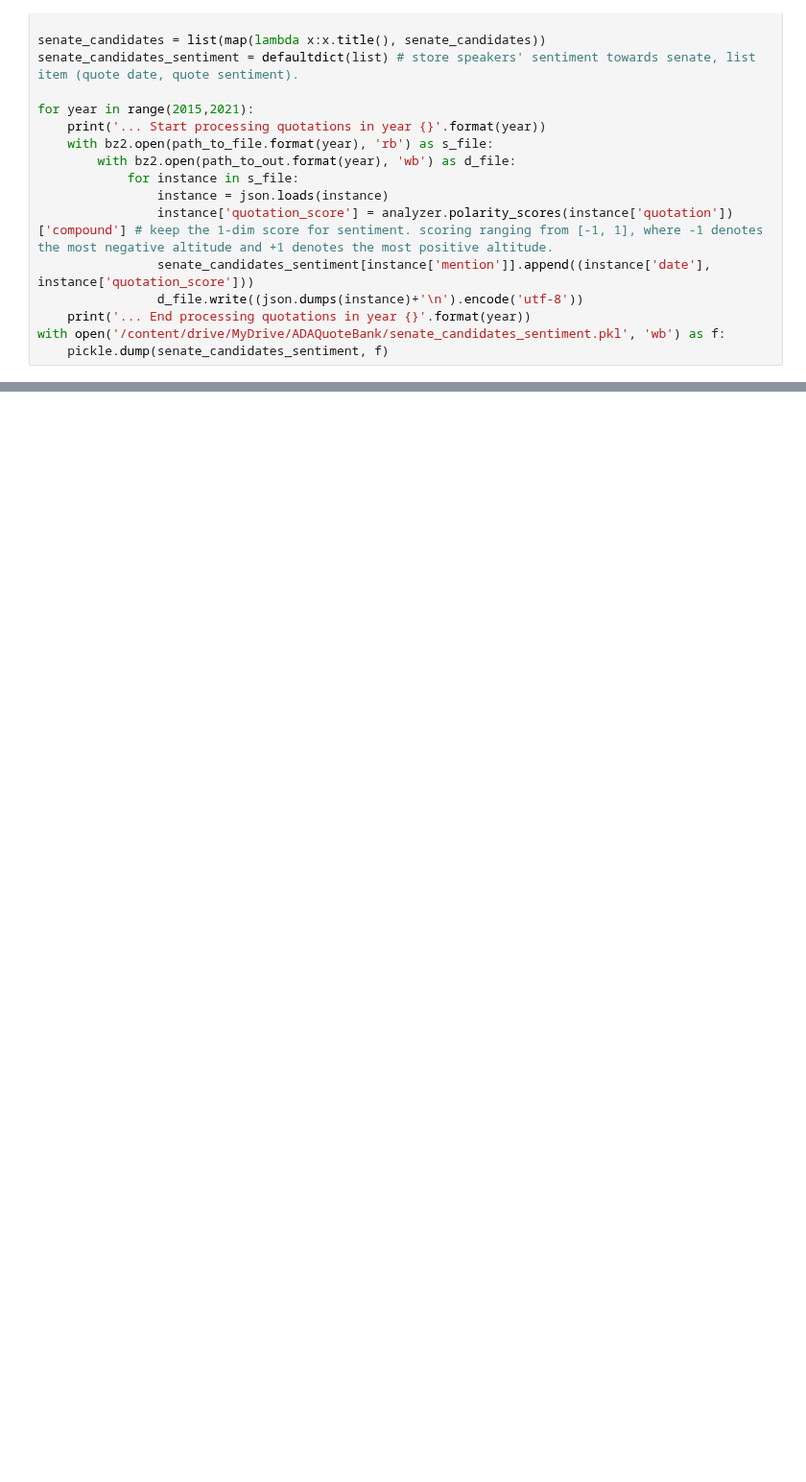
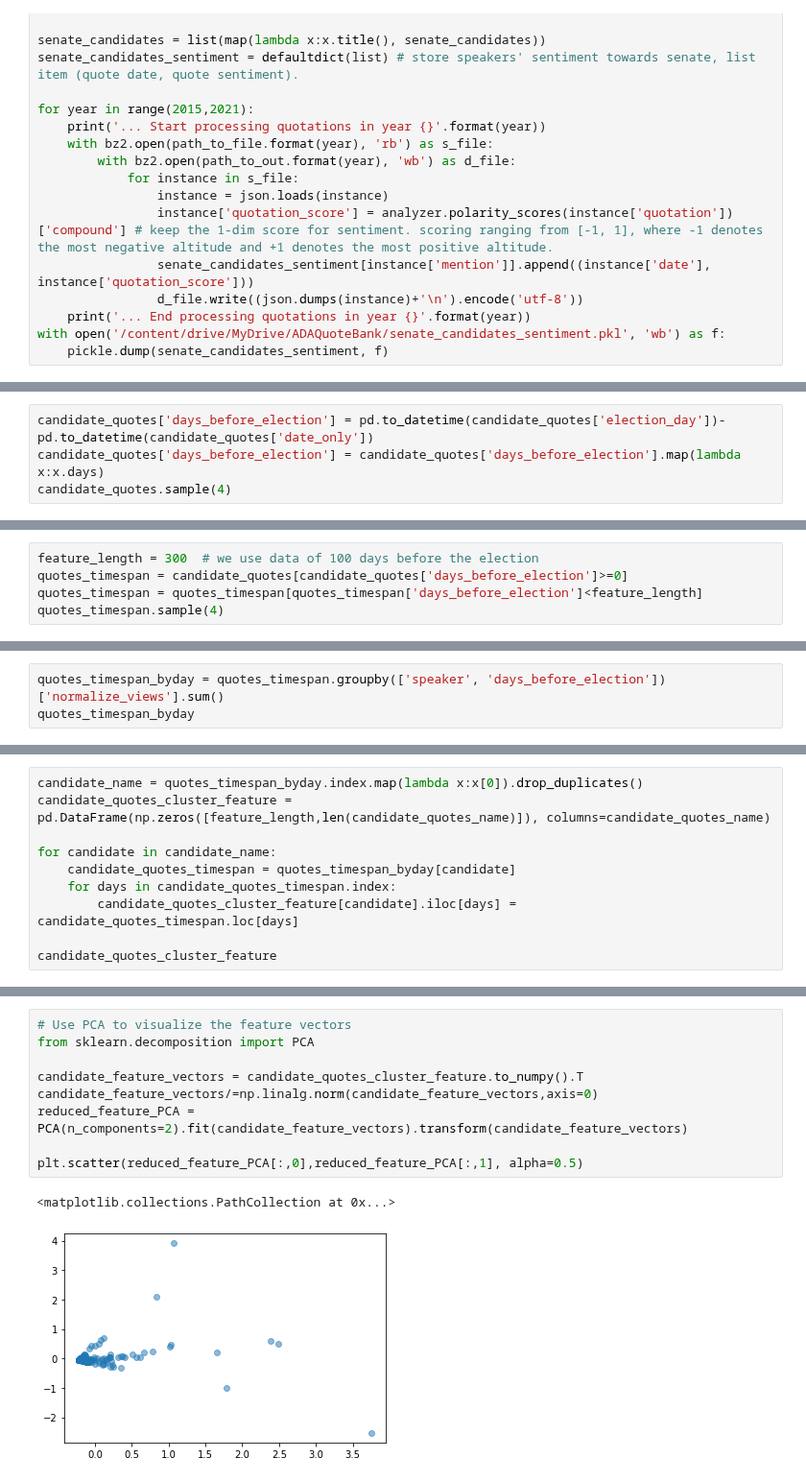
Before and after one commit to epfl-ada/ada-2021-project-chilldatagroup, a Jupyter notebook: Milestone2.ipynb, the cells around one changed output, grey strips where cells are left out. Shown at 96% size. Drawn from its saved outputs; the diff is of its cells as text; blank space fills up the shorter version.

Commit message:
apply basic PCA for feature visualization

```diff
--- a/Milestone2.ipynb
+++ b/Milestone2.ipynb
@@ -767,0 +788,4 @@ with open('/content/drive/MyDrive/ADAQuoteBank/senate_candidates_sentiment.pkl',
+# %%
+candidate_quotes['days_before_election'] = pd.to_datetime(candidate_quotes['election_day'])- pd.to_datetime(candidate_quotes['date_only'])
+candidate_quotes['days_before_election'] = candidate_quotes['days_before_election'].map(lambda x:x.days)
+candidate_quotes.sample(4)
@@ -767,0 +798,5 @@ with open('/content/drive/MyDrive/ADAQuoteBank/senate_candidates_sentiment.pkl',
+# %%
+feature_length = 300  # we use data of 100 days before the election
+quotes_timespan = candidate_quotes[candidate_quotes['days_before_election']>=0]
+quotes_timespan = quotes_timespan[quotes_timespan['days_before_election']<feature_length]
+quotes_timespan.sample(4)
@@ -767,0 +809,3 @@ with open('/content/drive/MyDrive/ADAQuoteBank/senate_candidates_sentiment.pkl',
+# %%
+quotes_timespan_byday = quotes_timespan.groupby(['speaker', 'days_before_election'])['normalize_views'].sum()
+quotes_timespan_byday
@@ -767,0 +826,10 @@ with open('/content/drive/MyDrive/ADAQuoteBank/senate_candidates_sentiment.pkl',
+# %%
+candidate_name = quotes_timespan_byday.index.map(lambda x:x[0]).drop_duplicates()
+candidate_quotes_cluster_feature = pd.DataFrame(np.zeros([feature_length,len(candidate_quotes_name)]), columns=candidate_quotes_name)
+
+for candidate in candidate_name:
+    candidate_quotes_timespan = quotes_timespan_byday[candidate]
+    for days in candidate_quotes_timespan.index:
+        candidate_quotes_cluster_feature[candidate].iloc[days] = candidate_quotes_timespan.loc[days]
+
+candidate_quotes_cluster_feature
@@ -767,0 +850,12 @@ with open('/content/drive/MyDrive/ADAQuoteBank/senate_candidates_sentiment.pkl',
+# %%
+# Use PCA to visualize the feature vectors
+from sklearn.decomposition import PCA
+
+candidate_feature_vectors = candidate_quotes_cluster_feature.to_numpy().T
+candidate_feature_vectors/=np.linalg.norm(candidate_feature_vectors,axis=0)
+reduced_feature_PCA = PCA(n_components=2).fit(candidate_feature_vectors).transform(candidate_feature_vectors)
+
+plt.scatter(reduced_feature_PCA[:,0],reduced_feature_PCA[:,1], alpha=0.5)
+# %% [output]
+<matplotlib.collections.PathCollection at 0x...>
+[figure, added]
```
Also changed, not shown: parts of 18 cells of this notebook.
